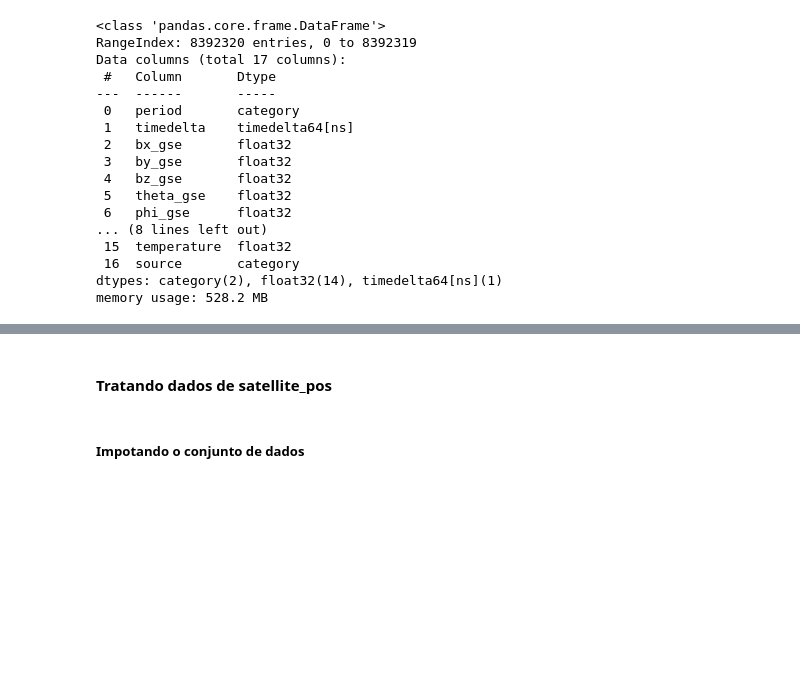
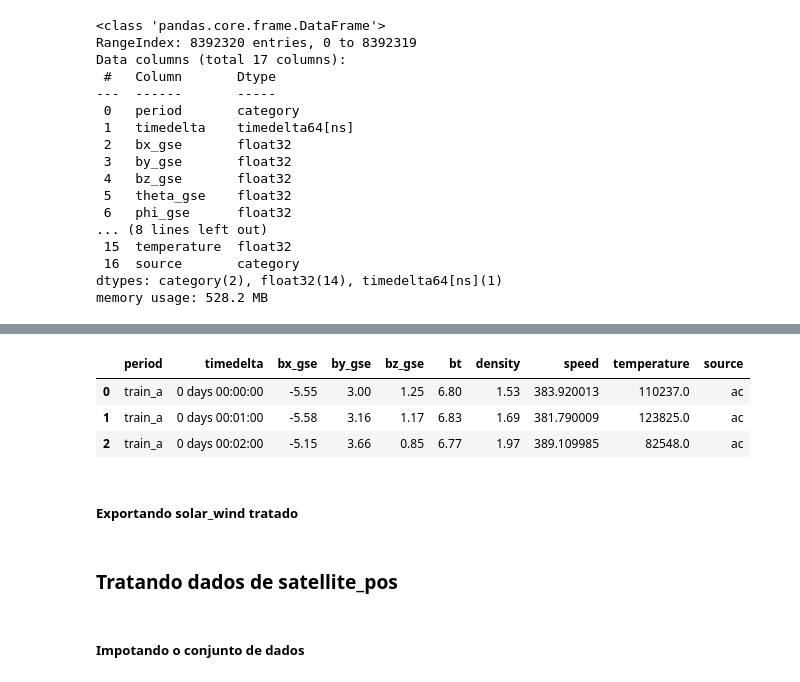
Before and after one commit to victorbuenoviana/vii_desafio_em_ciencia_de_dados, a Jupyter notebook: code/1_tratamento.ipynb, the cells around one changed output, grey strips where cells are left out. Saved outputs shown, nothing was run; the diff lists cells and outputs as text; code cells hidden in the pictures; blank space fills up the shorter version.

Commit message:
tratamento de dados finalizado e consolidacao iniciada

```diff
--- a/code/1_tratamento.ipynb
+++ b/code/1_tratamento.ipynb
@@ -119,0 +232,4 @@ Categories (2, object): ['ac', 'ds']
+# %%
+# Preenchendo valores faltantes com a moda
+df_solar_wind_period_b["source"].fillna("ac", inplace=True)
+df_solar_wind_period_b.isna().sum()
@@ -119,0 +248,3 @@ Categories (2, object): ['ac', 'ds']
+# %%
+df_solar_wind_period_c = df_solar_wind.loc[df_solar_wind["period"] == "train_c"]
+df_solar_wind_period_c.isna().sum()
@@ -119,0 +263,11 @@ Categories (2, object): ['ac', 'ds']
+# %%
+# Preenchendo valores faltantes com interpolação linear
+df_solar_wind_period_c["bx_gse"] = df_solar_wind_period_c["bx_gse"].interpolate(method='linear', limit_direction='both')
+df_solar_wind_period_c["by_gse"] = df_solar_wind_period_c["by_gse"].interpolate(method='linear', limit_direction='both')
+df_solar_wind_period_c["bz_gse"] = df_solar_wind_period_c["bz_gse"].interpolate(method='linear', limit_direction='both')
+df_solar_wind_period_c["bt"] = df_solar_wind_period_c["bt"].interpolate(method='linear', limit_direction='both')
+df_solar_wind_period_c["density"] = df_solar_wind_period_c["density"].interpolate(method='linear', limit_direction='both')
+df_solar_wind_period_c["speed"] = df_solar_wind_period_c["speed"].interpolate(method='linear', limit_direction='both')
+df_solar_wind_period_c["temperature"] = df_solar_wind_period_c["temperature"].interpolate(method='linear', limit_direction='both')
+
+df_solar_wind_period_c.isna().sum()
@@ -119,0 +293,4 @@ Categories (2, object): ['ac', 'ds']
+# %%
+# Preenchendo valores faltantes com a moda
+df_solar_wind_period_c["source"].fillna("ac", inplace=True)
+df_solar_wind_period_c.isna().sum()
@@ -119,0 +309,11 @@ Categories (2, object): ['ac', 'ds']
+# %%
+df_solar_wind = pd.concat([df_solar_wind_period_a, df_solar_wind_period_b, df_solar_wind_period_c], ignore_index=True)
+df_solar_wind.head(3)
+# df_solar_wind.tail(3)
+# %% [output]
+|  | period | timedelta | bx_gse | by_gse | bz_gse | bt | density | speed | temperature | source |
+| 0 | train_a | 0 days 00:00:00 | -5.55 | 3.00 | 1.25 | 6.80 | 1.53 | 383.920013 | 110237.0 | ac |
+| 1 | train_a | 0 days 00:01:00 | -5.58 | 3.16 | 1.17 | 6.83 | 1.69 | 381.790009 | 123825.0 | ac |
+| 2 | train_a | 0 days 00:02:00 | -5.15 | 3.66 | 0.85 | 6.77 | 1.97 | 389.109985 | 82548.0 | ac |
+# %% [markdown]
+##### Exportando solar_wind tratado
@@ -120,5 +322,5 @@ Categories (2, object): ['ac', 'ds']
 # %% [markdown]
-#### Tratando dados de satellite_pos
+### Tratando dados de satellite_pos
 # %% [markdown]
 ##### Impotando o conjunto de dados
 # %%
```
Also changed, not shown: parts of 29 cells of this notebook, 1 other file.
